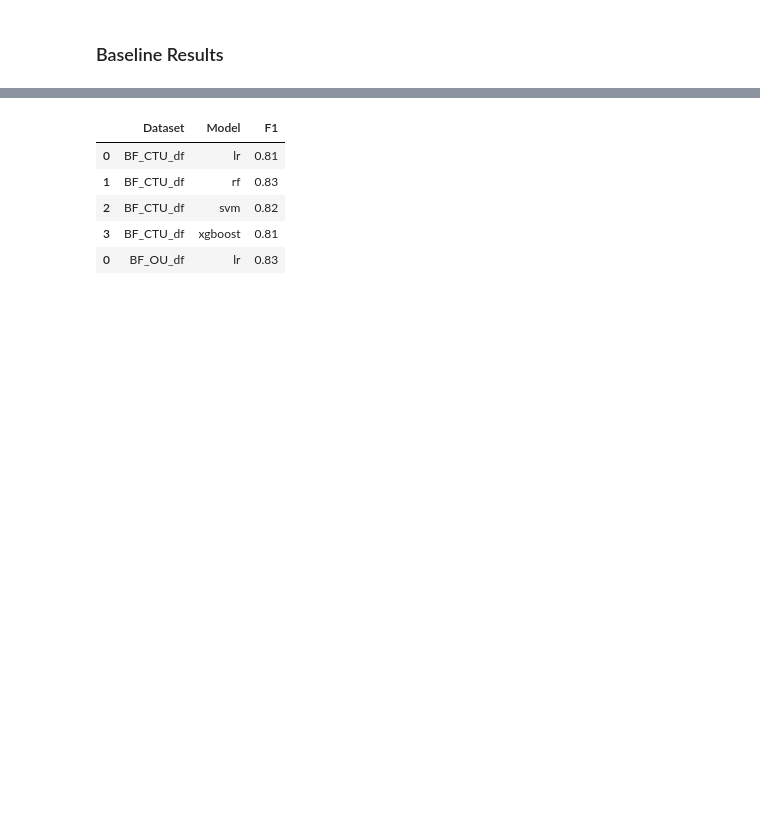
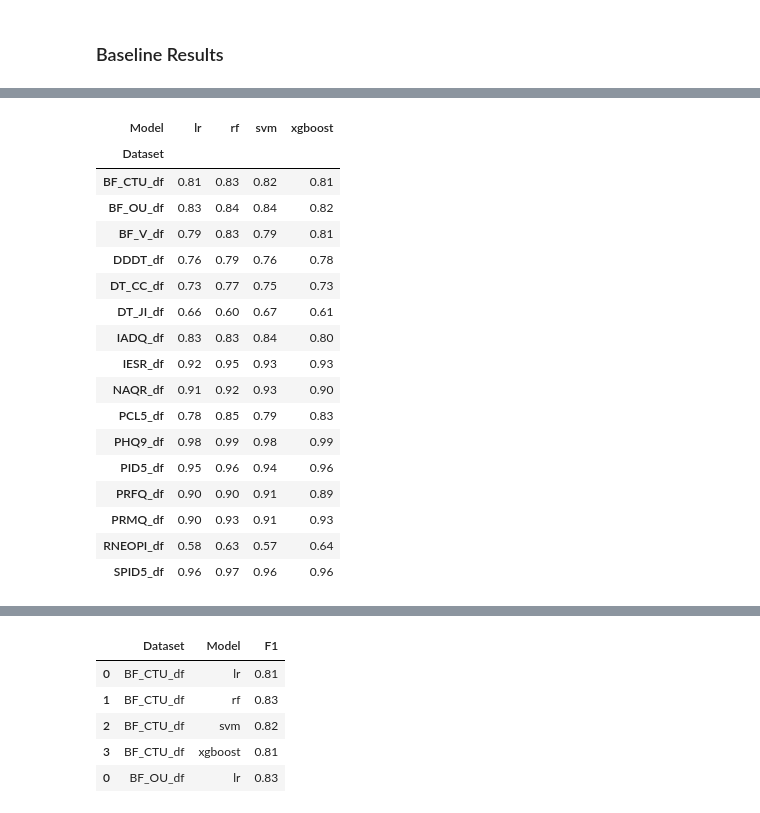
Before and after one commit to santiviquez/lie-detection, a Jupyter notebook: predictors_reliability.ipynb, the cells around one changed output, grey strips where cells are left out. Drawn from its saved outputs; the diff is of its cells as text; code cells hidden in the pictures; blank space fills up the shorter version.

Commit message:
Add baseline plots and resutls

```diff
--- a/predictors_reliability.ipynb
+++ b/predictors_reliability.ipynb
@@ -683,3 +640,25 @@ baseline_results_df = pd.concat([BF_CTU_df_perf_df,
                                  SPID5_df_perf_df,
                                  RNEOPI_df_perf_df])
 baseline_results_df.to_csv("results/results_baseline.csv", index=False)
+# %%
+results = pd.read_csv("results/results_baseline.csv")
+results.pivot(index='Dataset', columns='Model', values='F1')
+# %% [output]
+| Model | lr | rf | svm | xgboost |
+| Dataset |  |  |  |  |
+| BF_CTU_df | 0.81 | 0.83 | 0.82 | 0.81 |
+| BF_OU_df | 0.83 | 0.84 | 0.84 | 0.82 |
+| BF_V_df | 0.79 | 0.83 | 0.79 | 0.81 |
+| DDDT_df | 0.76 | 0.79 | 0.76 | 0.78 |
+| DT_CC_df | 0.73 | 0.77 | 0.75 | 0.73 |
+| DT_JI_df | 0.66 | 0.60 | 0.67 | 0.61 |
+| IADQ_df | 0.83 | 0.83 | 0.84 | 0.80 |
+| IESR_df | 0.92 | 0.95 | 0.93 | 0.93 |
+| NAQR_df | 0.91 | 0.92 | 0.93 | 0.90 |
+| PCL5_df | 0.78 | 0.85 | 0.79 | 0.83 |
+| PHQ9_df | 0.98 | 0.99 | 0.98 | 0.99 |
+| PID5_df | 0.95 | 0.96 | 0.94 | 0.96 |
+| PRFQ_df | 0.90 | 0.90 | 0.91 | 0.89 |
+| PRMQ_df | 0.90 | 0.93 | 0.91 | 0.93 |
+| RNEOPI_df | 0.58 | 0.63 | 0.57 | 0.64 |
+| SPID5_df | 0.96 | 0.97 | 0.96 | 0.96 |
```
Also changed, not shown: parts of 5 cells of this notebook.
